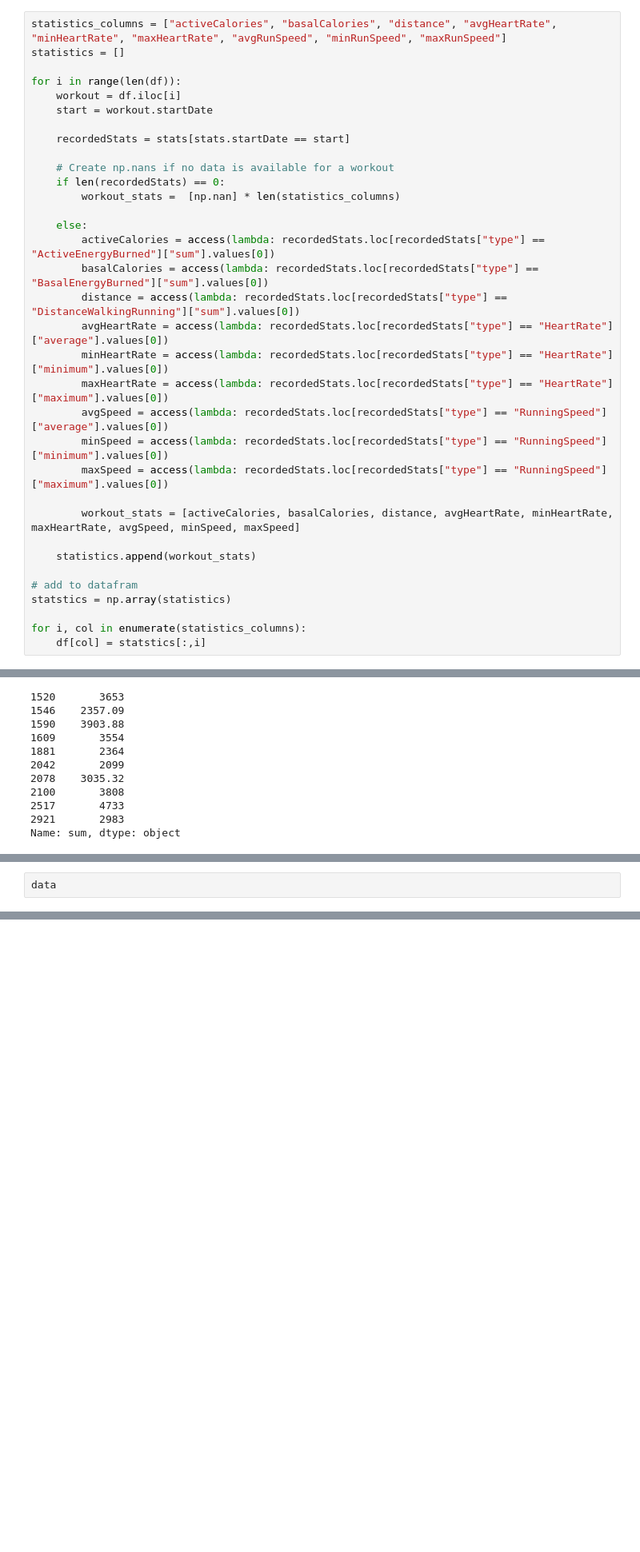
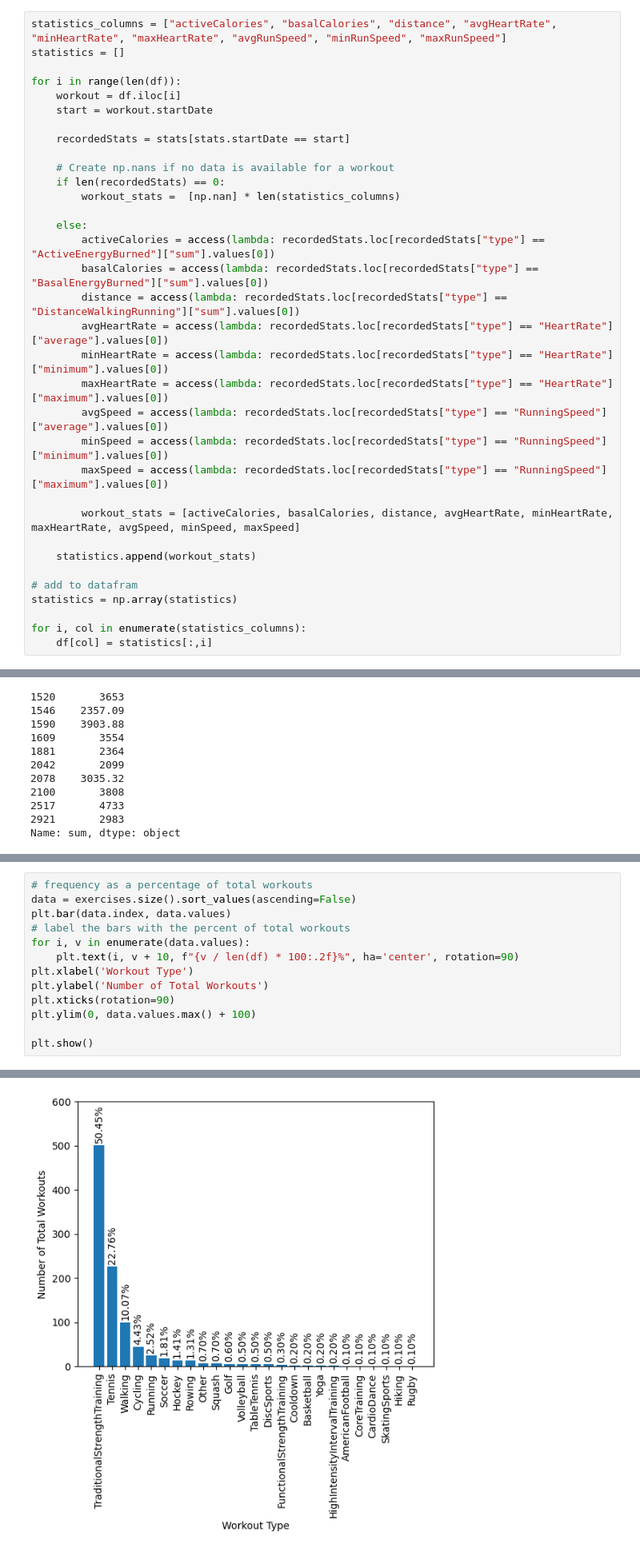
Before and after one commit to AdamSmithOrlik/apple_fitness_insights, a Jupyter notebook: dev.ipynb, the cells around one changed output, grey strips where cells are left out. Shown at 80% size. Saved outputs shown, nothing was run; the diff lists cells and outputs as text; blank space fills up the shorter version.

```diff
--- a/dev.ipynb
+++ b/dev.ipynb
@@ -226,10 +228,10 @@ for i in range(len(df)):
     statistics.append(workout_stats)
 
 # add to datafram
-statstics = np.array(statistics)
+statistics = np.array(statistics)
 
 for i, col in enumerate(statistics_columns):
-    df[col] = statstics[:,i]
+    df[col] = statistics[:,i]
 # %%
 numeric_columns = ["duration", "activeCalories", "basalCalories", "distance", "avgHeartRate", "minHeartRate", "maxHeartRate", "avgRunSpeed", "minRunSpeed", "maxRunSpeed"]
 
@@ -354,3 +434,14 @@ Name: sum, dtype: object
 # %%
-data
+# frequency as a percentage of total workouts
+data = exercises.size().sort_values(ascending=False)
+plt.bar(data.index, data.values)
+# label the bars with the percent of total workouts
+for i, v in enumerate(data.values):
+    plt.text(i, v + 10, f"{v / len(df) * 100:.2f}%", ha='center', rotation=90)
+plt.xlabel('Workout Type')
+plt.ylabel('Number of Total Workouts')
+plt.xticks(rotation=90)
+plt.ylim(0, data.values.max() + 100)
+
+plt.show()
 # %% [output]
@@ -369,0 +448 @@ data
+[figure, added]
```
Also changed, not shown: parts of 40 cells of this notebook, 2 other files.
